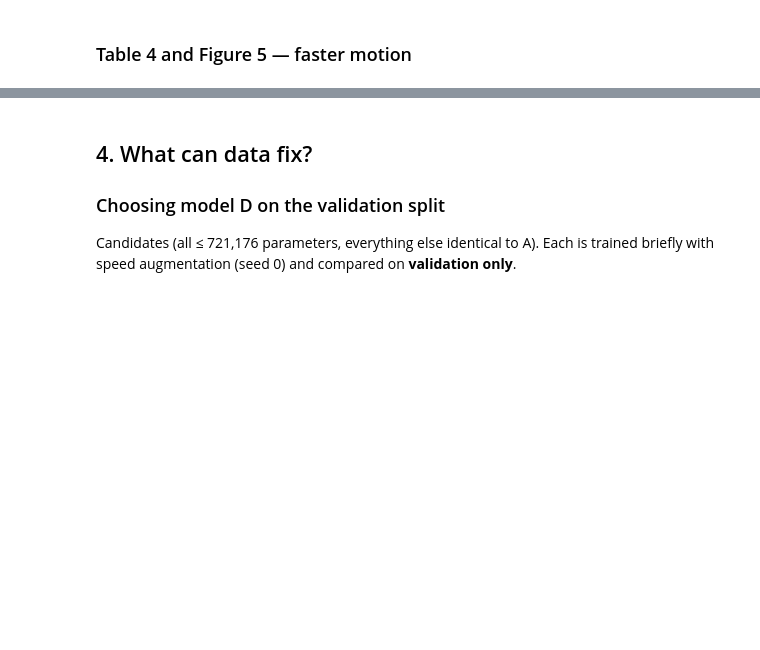
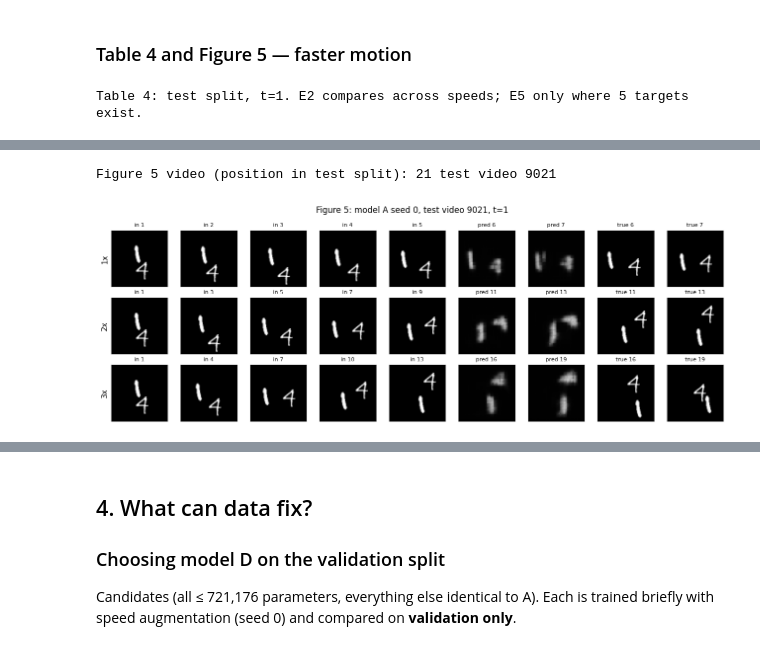
Before and after one commit to datazainay/Deep-Learning-for-Space-Time-and-Graph, a Jupyter notebook: dl4tsg-question2.ipynb, the cells around one changed output, grey strips where cells are left out. Saved outputs shown, nothing was run; the diff lists cells and outputs as text; code cells hidden in the pictures; blank space fills up the shorter version.

```diff
--- a/dl4tsg-question2.ipynb
+++ b/dl4tsg-question2.ipynb
@@ -551,7 +566,9 @@ def figure5(model, v, title, fname):
         labs = [f'in {f}' for f in inp] + [f'pred {f}' for f in tgt[:2]] + [f'true {f}' for f in tgt[:2]]
         for c, (img, lab) in enumerate(zip(imgs, labs)):
             axs[r, c].imshow(img.squeeze().cpu(), cmap='gray', vmin=0, vmax=1); axs[r, c].set_xticks([]); axs[r, c].set_yticks([])
-            axs[r, c].set_title(lab, fontize=8)
+            axs[r, c].set_title(lab, fontsize=8)
         axs[r, 0].set_ylabel(f'{k}x', fontsize=11)
     fig.suptitle(title); fig.tight_layout(); fig.savefig(f'{FIGS}/{fname}.png', dpi=130); plt.show()
 figure5(modelA0, FIG5_VID, f'Figure 5: model A seed 0, test video {TEST_IDX[FIG5_VID]}, t=1', 'figure5')
+# %% [output]
+Table 4: test split, t=1. E2 compares across speeds; E5 only where 5 targets exist.
@@ -557,0 +579,2 @@ figure5(modelA0, FIG5_VID, f'Figure 5: model A seed 0, test video {TEST_IDX[FIG5
+Figure 5 video (position in test split): 21 test video 9021
+[figure, added]
```
Also changed, not shown: parts of 4 cells of this notebook.
